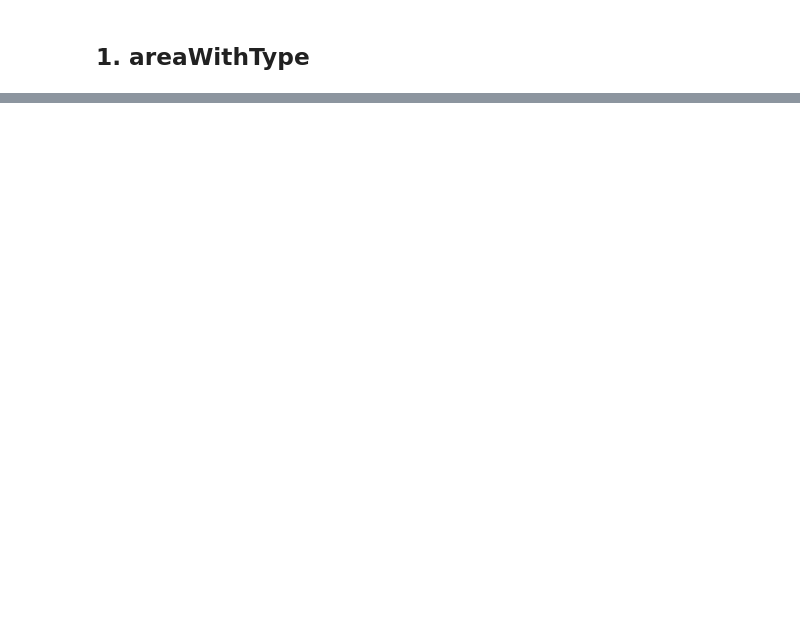
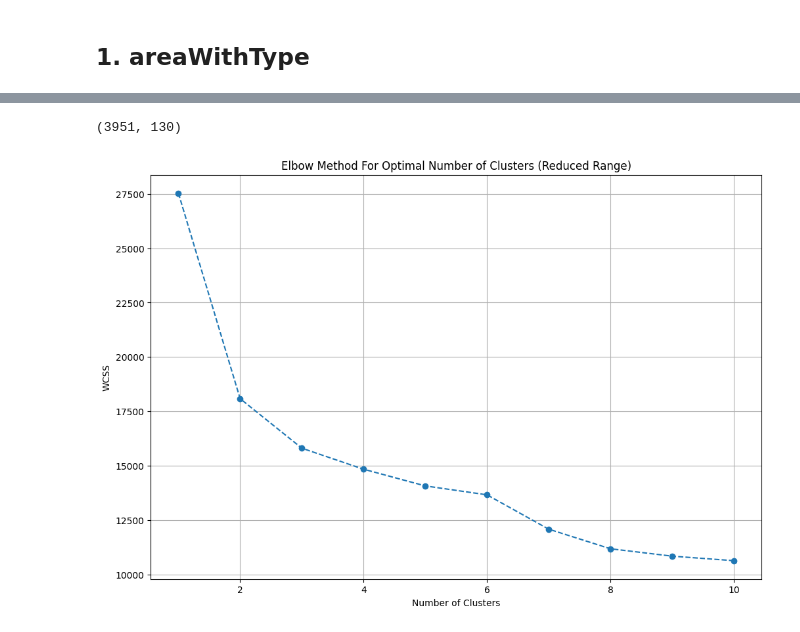
Before and after one commit to ashu123243/GHARPREDICT, a Jupyter notebook: feature-engineering.ipynb, the cells around one changed output, grey strips where cells are left out. Saved outputs shown, nothing was run; the diff lists cells and outputs as text; code cells hidden in the pictures; blank space fills up the shorter version.

```diff
--- a/feature-engineering.ipynb
+++ b/feature-engineering.ipynb
@@ -69,0 +439,4 @@ df.head()
+# %%
+x = temp_df.merge(app_df,left_on='society',right_on='PropertyName',how='left')['TopFacilities']
+# %%
+df.loc[temp_df.index,'features'] = x.values
@@ -69,0 +450,10 @@ df.head()
+# %%
+# Convert the string representation of lists in the 'features' column to actual lists
+df['features_list'] = df['features'].apply(lambda x: ast.literal_eval(x) if pd.notnull(x) and x.startswith('[') else [])
+
+# Use MultiLabelBinarizer to convert the features list into a binary matrix
+mlb = MultiLabelBinarizer()
+features_binary_matrix = mlb.fit_transform(df['features_list'])
+
+# Convert the binary matrix into a DataFrame
+features_binary_df = pd.DataFrame(features_binary_matrix, columns=mlb.classes_)
@@ -69,0 +470,22 @@ df.head()
+# %%
+features_binary_df.shape
+# %% [output]
+(3951, 130)
+# %%
+wcss_reduced = []
+
+for i in range(1, 11):
+    kmeans = KMeans(n_clusters=i, init='k-means++', random_state=42)
+    kmeans.fit(features_binary_df)
+    wcss_reduced.append(kmeans.inertia_)
+# %%
+# Plot the results
+plt.figure(figsize=(12, 8))
+plt.plot(range(1,11), wcss_reduced, marker='o', linestyle='--')
+plt.title('Elbow Method For Optimal Number of Clusters (Reduced Range)')
+plt.xlabel('Number of Clusters')
+plt.ylabel('WCSS')
+plt.grid(True)
+plt.show()
+# %% [output]
+[figure, added]
```
Also changed, not shown: parts of 58 cells of this notebook, 2 other files.
